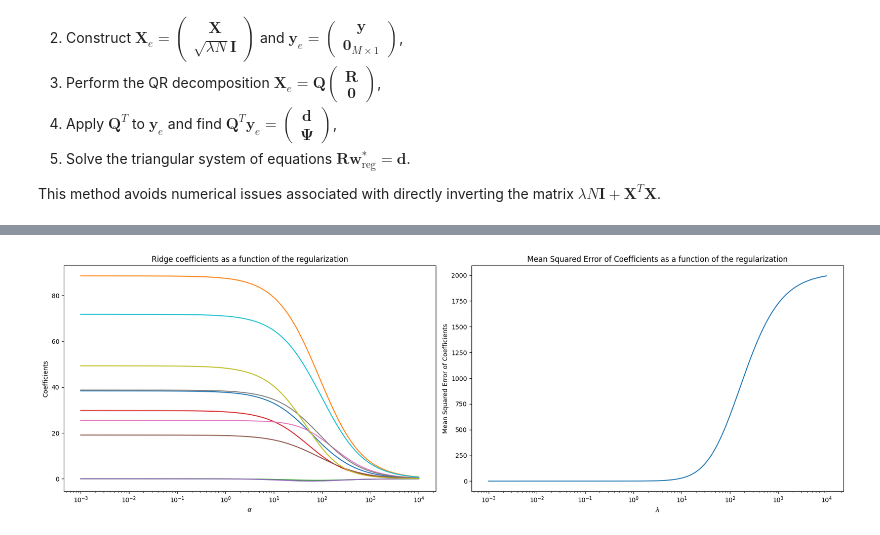
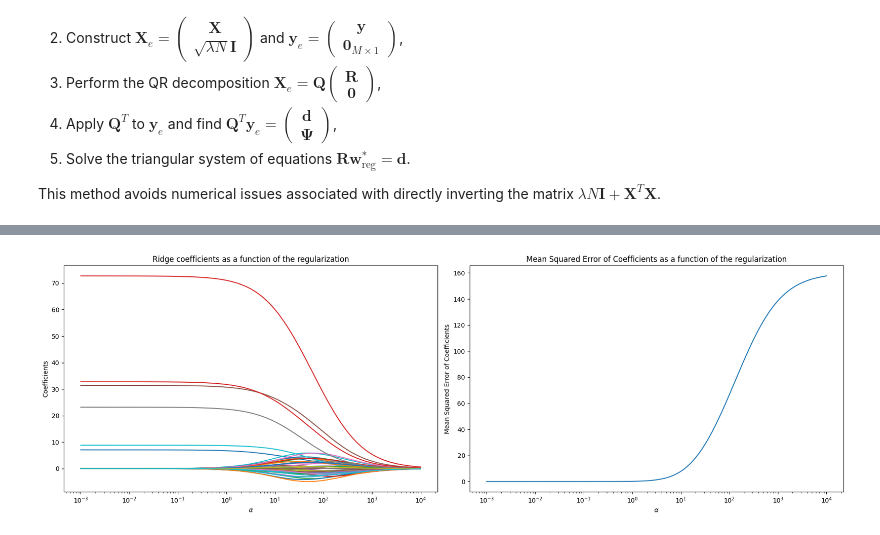
Before and after one commit to hucarlos08/GEO-ML, a Jupyter notebook: Lessons/Linear Regression/L2-regularization.ipynb, the cells around one changed output, grey strips where cells are left out. Drawn from its saved outputs; the diff is of its cells as text; code cells hidden in the pictures.

```diff
--- a/Lessons/Linear Regression/L2-regularization.ipynb
+++ b/Lessons/Linear Regression/L2-regularization.ipynb
@@ -145,7 +145,7 @@ pipeline = Pipeline([
 
 # Example data
 X, y, w = make_regression(
-    n_samples=100, n_features=10, n_informative=8, coef=True, random_state=1
+    n_samples=100, n_features=50, n_informative=6, coef=True, random_state=1
 )
 
 # Fit the pipeline
@@ -177,32 +185,32 @@ errors_coefs = []
 
 # Train the model with different regularisation strengths
 clf = QRidge()
 
 for a in alphas:
     clf.set_params(alpha=a).fit(X, y)
     coefs.append(clf.coef_)
     errors_coefs.append(mean_squared_error(clf.coef_, w))
 
 # Convert coefs list to a NumPy array for easier analysis
 coefs = jnp.array(coefs)
 
 # Plotting the coefficients as a function of the regularization
 fig, (ax1, ax2) = plt.subplots(1, 2, figsize=(18, 6), dpi=100)
 
 ax1.plot(alphas, coefs)
 ax1.set_xscale('log')
 ax1.set_xlabel(r'$\alpha$')
 ax1.set_ylabel('Coefficients')
 ax1.set_title('Ridge coefficients as a function of the regularization')
 
 # Plotting the mean squared error of coefficients as a function of the regularization
 ax2.plot(alphas, errors_coefs)
 ax2.set_xscale('log')
-ax2.set_xlabel(r'$\lambda$')
+ax2.set_xlabel(r'$\alpha$')
 ax2.set_ylabel('Mean Squared Error of Coefficients')
 ax2.set_title('Mean Squared Error of Coefficients as a function of the regularization')
 
 plt.tight_layout()
 plt.show()
 # %% [output]
-[figure, old version]
+[figure, new version]
```
Also changed, not shown: parts of 1 cell of this notebook, 10 other files.
